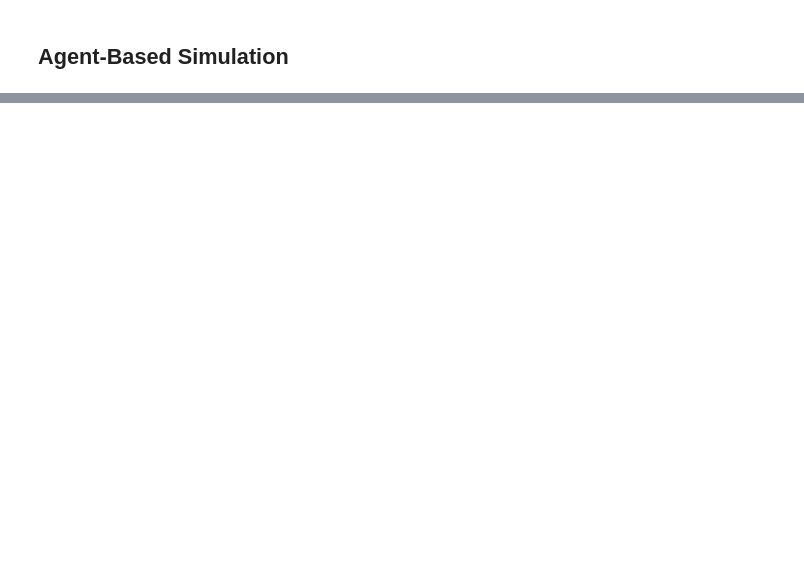
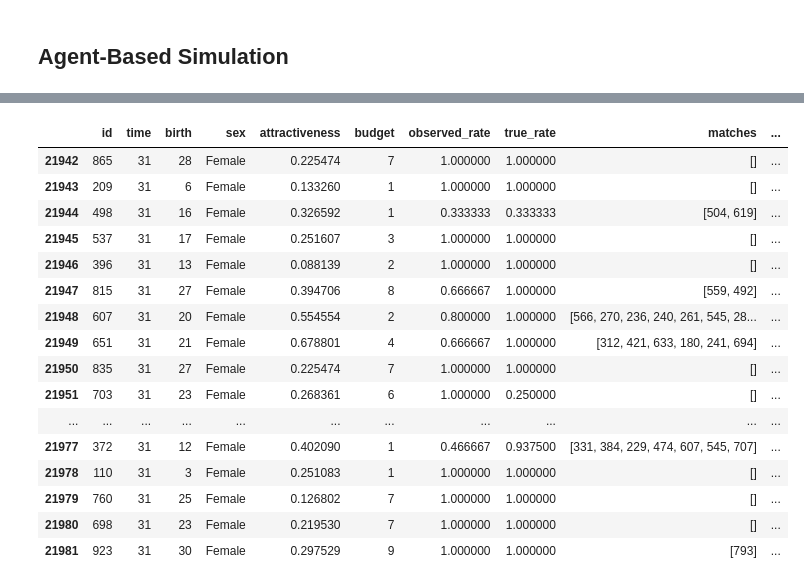
Before and after one commit to patohdzs/project-swipe, a Jupyter notebook: code/abm/abm.ipynb, the cells around one changed output, grey strips where cells are left out. Cells and saved outputs as stored; diff of their text form; code cells hidden in the pictures; blank space fills up the shorter version.

```diff
--- a/code/abm/abm.ipynb
+++ b/code/abm/abm.ipynb
@@ -221,0 +250,21 @@ killing women 1036
+# %%
+data = pd.DataFrame(simulation)
+data.tail(40)
+# %% [output]
+|  | id | time | birth | sex | attractiveness | budget | observed_rate | true_rate | matches | ... |
+| 21942 | 865 | 31 | 28 | Female | 0.225474 | 7 | 1.000000 | 1.000000 | [] | ... |
+| 21943 | 209 | 31 | 6 | Female | 0.133260 | 1 | 1.000000 | 1.000000 | [] | ... |
+| 21944 | 498 | 31 | 16 | Female | 0.326592 | 1 | 0.333333 | 0.333333 | [504, 619] | ... |
+| 21945 | 537 | 31 | 17 | Female | 0.251607 | 3 | 1.000000 | 1.000000 | [] | ... |
+| 21946 | 396 | 31 | 13 | Female | 0.088139 | 2 | 1.000000 | 1.000000 | [] | ... |
+| 21947 | 815 | 31 | 27 | Female | 0.394706 | 8 | 0.666667 | 1.000000 | [559, 492] | ... |
+| 21948 | 607 | 31 | 20 | Female | 0.554554 | 2 | 0.800000 | 1.000000 | [566, 270, 236, 240, 261, 545, 28... | ... |
+| 21949 | 651 | 31 | 21 | Female | 0.678801 | 4 | 0.666667 | 1.000000 | [312, 421, 633, 180, 241, 694] | ... |
+| 21950 | 835 | 31 | 27 | Female | 0.225474 | 7 | 1.000000 | 1.000000 | [] | ... |
+| 21951 | 703 | 31 | 23 | Female | 0.268361 | 6 | 1.000000 | 0.250000 | [] | ... |
+| ... | ... | ... | ... | ... | ... | ... | ... | ... | ... | ... |
+| 21977 | 372 | 31 | 12 | Female | 0.402090 | 1 | 0.466667 | 0.937500 | [331, 384, 229, 474, 607, 545, 707] | ... |
+| 21978 | 110 | 31 | 3 | Female | 0.251083 | 1 | 1.000000 | 1.000000 | [] | ... |
+| 21979 | 760 | 31 | 25 | Female | 0.126802 | 7 | 1.000000 | 1.000000 | [] | ... |
+| 21980 | 698 | 31 | 23 | Female | 0.219530 | 7 | 1.000000 | 1.000000 | [] | ... |
+| 21981 | 923 | 31 | 30 | Female | 0.297529 | 9 | 1.000000 | 1.000000 | [793] | ... |
```
Also changed, not shown: parts of 9 cells of this notebook, 6 other files.
